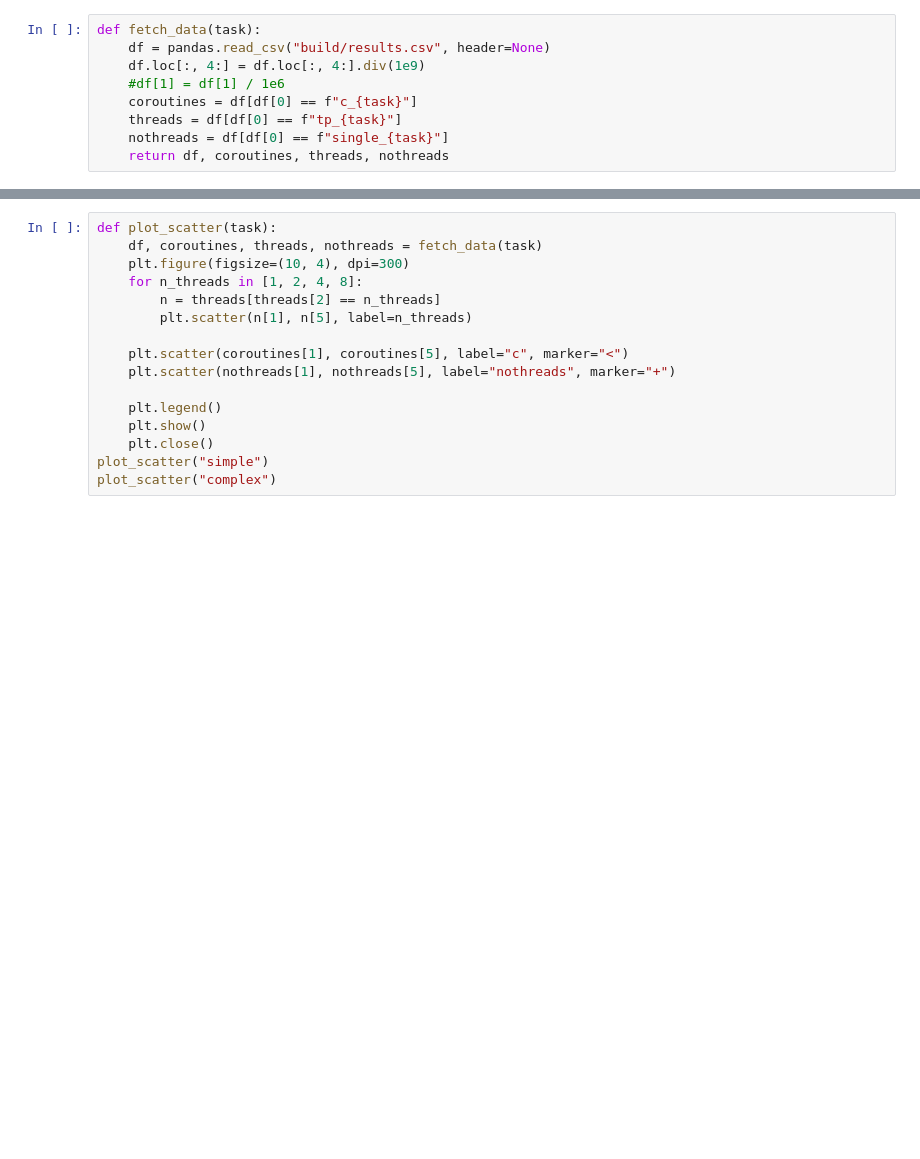
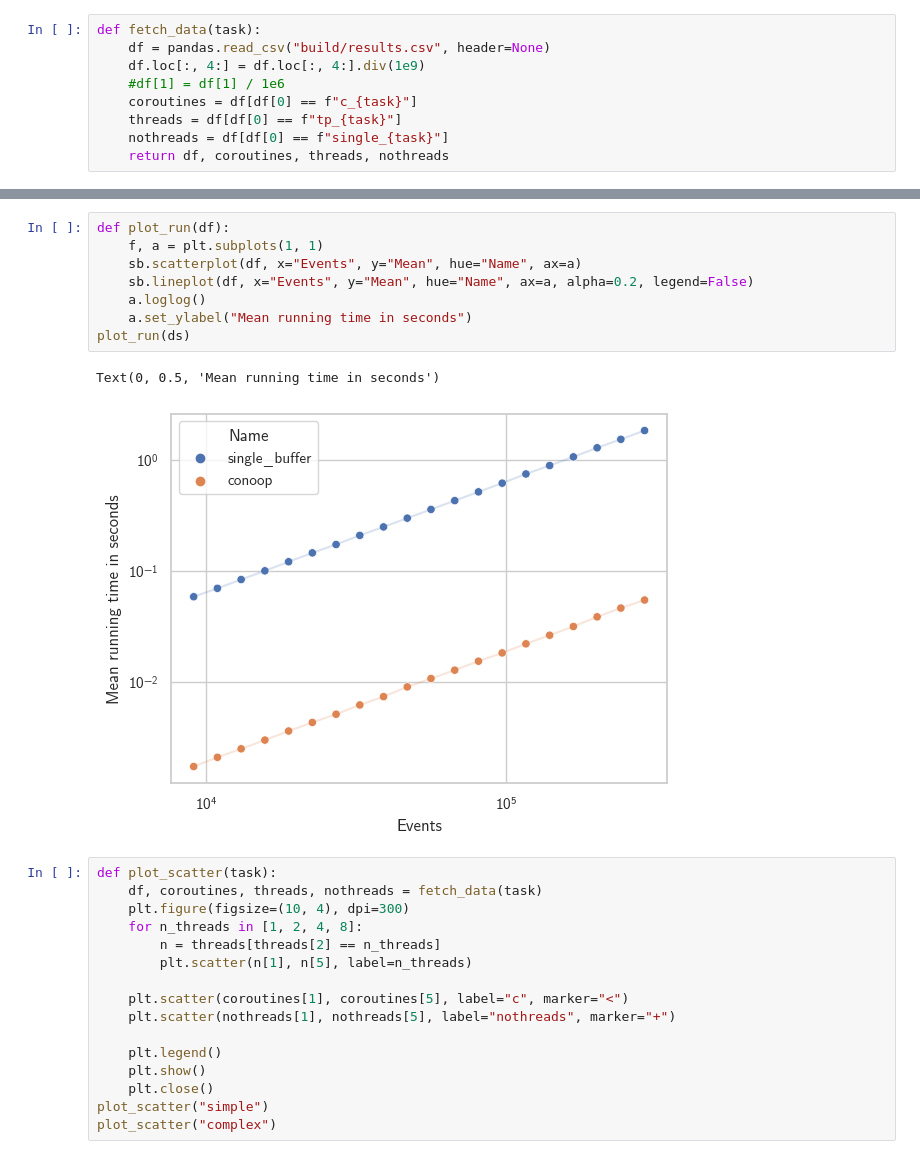
Before and after one commit to Jegp/aestream-paper, a Jupyter notebook: plots.ipynb, the cells around one changed output, grey strips where cells are left out. Drawn from its saved outputs; the diff is of its cells as text; blank space fills up the shorter version.

```diff
--- a/plots.ipynb
+++ b/plots.ipynb
@@ -39,3 +78,14 @@ fetch_data("simple")[0]
+# %%
+def plot_run(df):
+    f, a = plt.subplots(1, 1)
+    sb.scatterplot(df, x="Events", y="Mean", hue="Name", ax=a)
+    sb.lineplot(df, x="Events", y="Mean", hue="Name", ax=a, alpha=0.2, legend=False)
+    a.loglog()
+    a.set_ylabel("Mean running time in seconds")
+plot_run(ds)
+# %% [output]
+Text(0, 0.5, 'Mean running time in seconds')
+[figure, added]
 # %%
 def plot_scatter(task):
     df, coroutines, threads, nothreads = fetch_data(task)
```
Also changed, not shown: parts of 6 cells of this notebook, 3 other files.
